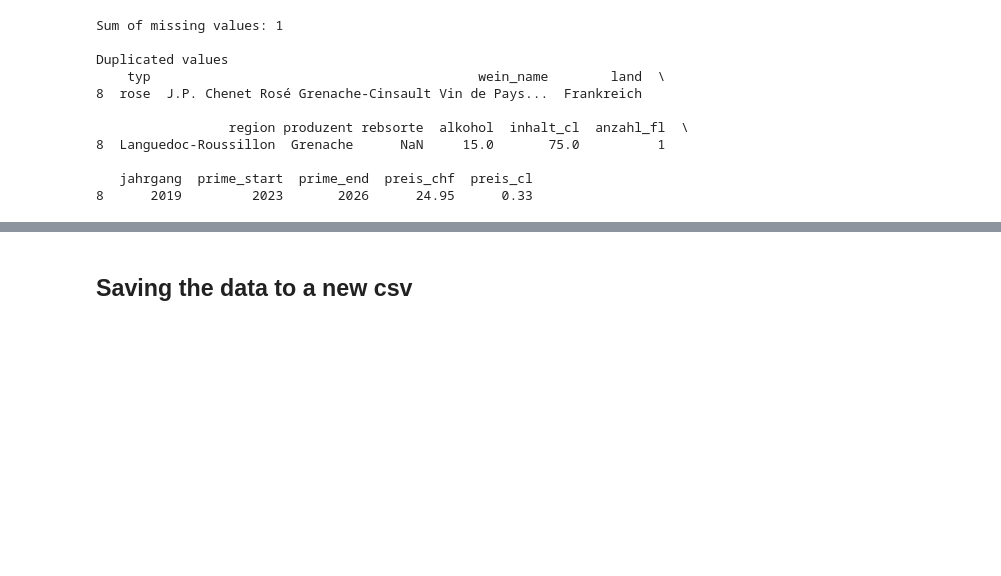
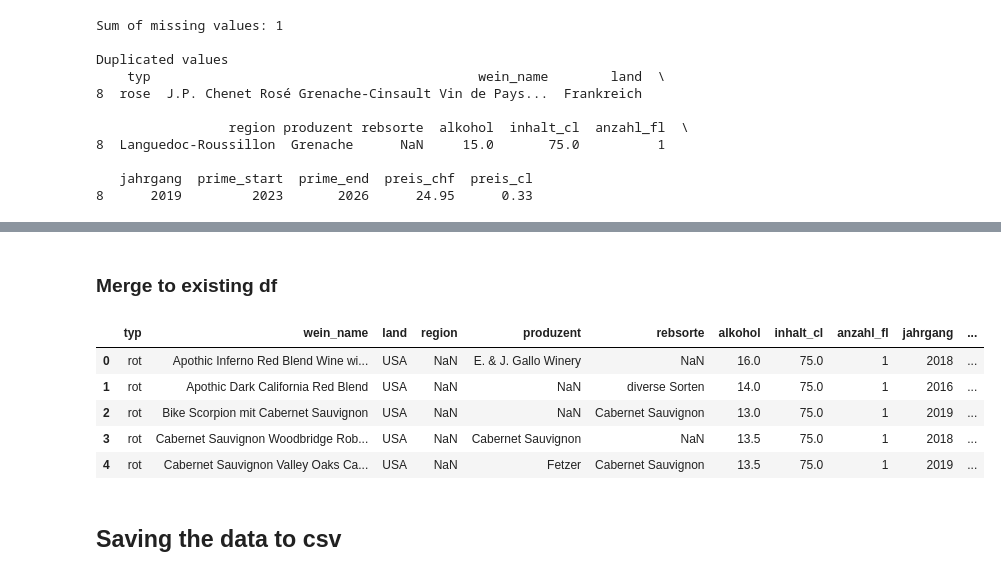
Before and after one commit to TobiasFatzer/data_analytics_final_project, a Jupyter notebook: 01_data_preparation.ipynb, the cells around one changed output, grey strips where cells are left out. Drawn from its saved outputs; the diff is of its cells as text; code cells hidden in the pictures; blank space fills up the shorter version.

```diff
--- a/01_data_preparation.ipynb
+++ b/01_data_preparation.ipynb
@@ -341,0 +375,34 @@ Duplicated values
+# %%
+# create variables
+geolocation = []
+n = 1
+
+# Iterate through each value and get lat and lon
+for i in df3['land'].astype(str):
+
+    print('Geocoding address',
+          n,
+          'out of',
+          len(df3['land']),
+          ':',
+          i)
+    n=n+1
+    clear_output(wait=True)
+
+    try:
+            url = 'https://nominatim.openstreetmap.org/search/' + urllib.parse.quote(i) +'?format=json'
+            response = requests.get(url).json()
+            geolocation.append(pd.Series(data={'lat': response[0]["lat"], 'lon': response[0]["lon"]}))
+
+    except:
+            geolocation.append(pd.Series(data={'lat': None, 'lon': None}))
+
+
+
+# Write lat and lon to df
+df_loc = pd.DataFrame(geolocation,
+                      columns=("lat", "lon"),
+                      index=range(len(df3['land'])))
+df3['lat'] = df_loc['lat']
+df3['lon'] = df_loc['lon']
+df3.head(50)
@@ -342,5 +427,21 @@ Duplicated values
+# %% [markdown]
+### Merge to existing df
+# %%
+# create new df and merge on lat and lon using the value land
+merged_df = pd.merge(df_cleaned, df3, on='land')
+for index, row in merged_df.iterrows():
+    df_cleaned.loc[df_cleaned['land'] == row['land'], 'lat'] = row['lat']
+    df_cleaned.loc[df_cleaned['land'] == row['land'], 'lon'] = row['lon']
+df_cleaned.head()
+# %% [output]
+|  | typ | wein_name | land | region | produzent | rebsorte | alkohol | inhalt_cl | anzahl_fl | jahrgang | ... |
+| 0 | rot | Apothic Inferno Red Blend Wine wi... | USA | NaN | E. & J. Gallo Winery | NaN | 16.0 | 75.0 | 1 | 2018 | ... |
+| 1 | rot | Apothic Dark California Red Blend | USA | NaN | NaN | diverse Sorten | 14.0 | 75.0 | 1 | 2016 | ... |
+| 2 | rot | Bike Scorpion mit Cabernet Sauvignon | USA | NaN | NaN | Cabernet Sauvignon | 13.0 | 75.0 | 1 | 2019 | ... |
+| 3 | rot | Cabernet Sauvignon Woodbridge Rob... | USA | NaN | Cabernet Sauvignon | NaN | 13.5 | 75.0 | 1 | 2018 | ... |
+| 4 | rot | Cabernet Sauvignon Valley Oaks Ca... | USA | NaN | Fetzer | Cabernet Sauvignon | 13.5 | 75.0 | 1 | 2019 | ... |
 # %% [markdown]
-## Saving the data to a new csv
+## Saving the data to csv
 # %%
 df_cleaned.to_csv('wine_data.csv',
           sep=",",
```
Also changed, not shown: parts of 15 cells of this notebook, 2 other files.
